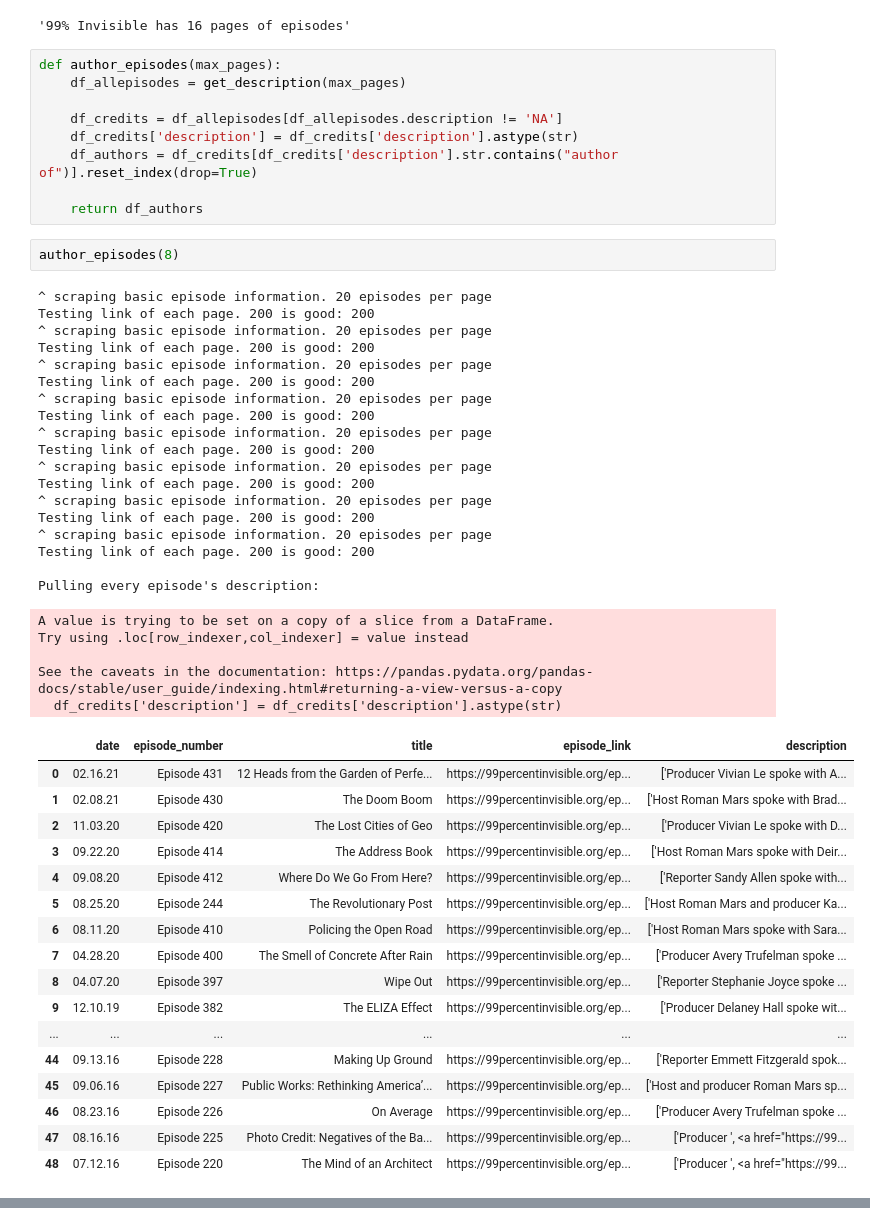
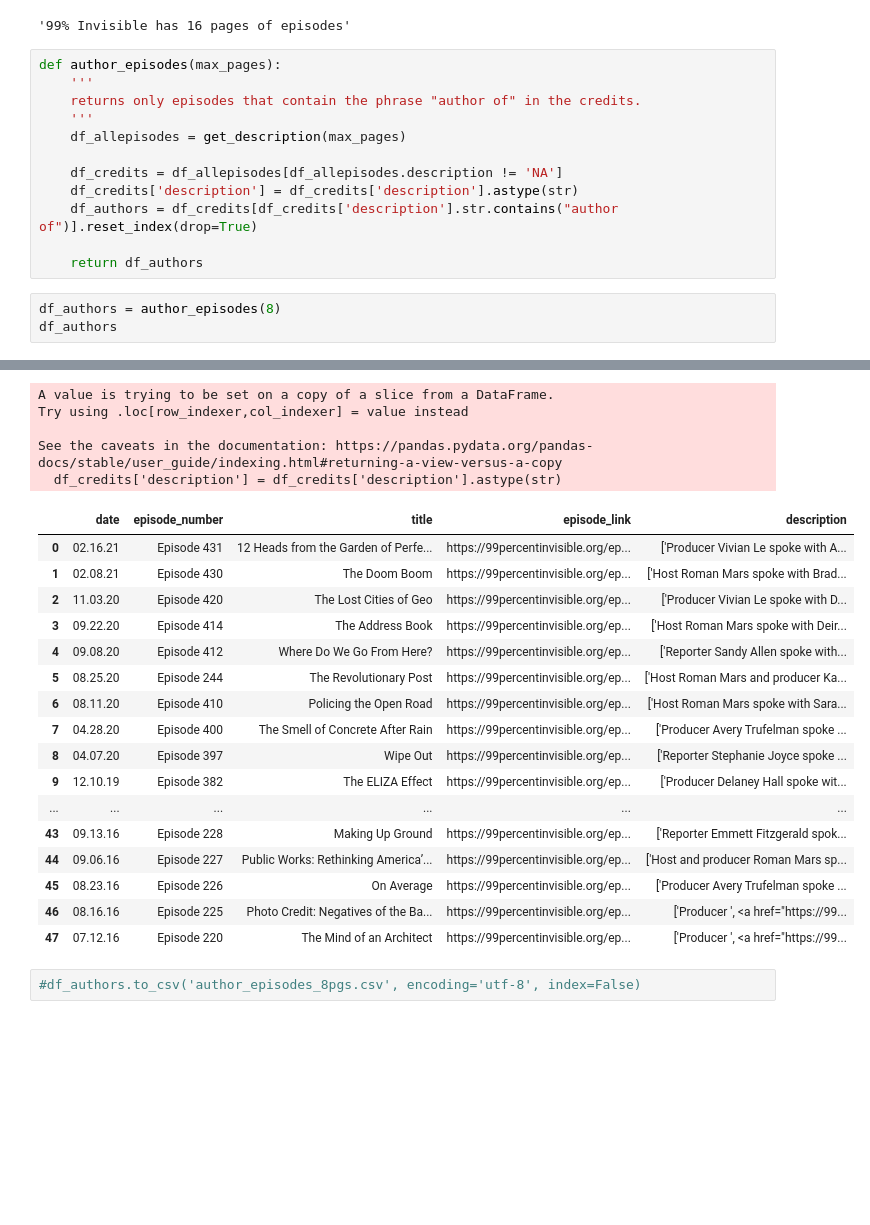
Before and after one commit to LVParkinson/99pi_booklist, a Jupyter notebook: Untitled.ipynb, the cells around one changed output, grey strips where cells are left out. Drawn from its saved outputs; the diff is of its cells as text; blank space fills up the shorter version.

Commit message:
almost alltitles. Guest list but without specific author

```diff
--- a/Untitled.ipynb
+++ b/Untitled.ipynb
@@ -153,6 +131,9 @@ total_episode_pages(url)
 '99% Invisible has 16 pages of episodes'
 # %%
 def author_episodes(max_pages):
+    '''
+    returns only episodes that contain the phrase "author of" in the credits.
+    '''
     df_allepisodes = get_description(max_pages)
 
     df_credits = df_allepisodes[df_allepisodes.description != 'NA']
@@ -160,46 +141,7 @@ def author_episodes(max_pages):
     df_authors = df_credits[df_credits['description'].str.contains("author of")].reset_index(drop=True)
 
     return df_authors
-# %%
-author_episodes(8)
-# %% [output]
-^ scraping basic episode information. 20 episodes per page
-Testing link of each page. 200 is good: 200
-^ scraping basic episode information. 20 episodes per page
-Testing link of each page. 200 is good: 200
-^ scraping basic episode information. 20 episodes per page
-Testing link of each page. 200 is good: 200
-^ scraping basic episode information. 20 episodes per page
-Testing link of each page. 200 is good: 200
-^ scraping basic episode information. 20 episodes per page
-Testing link of each page. 200 is good: 200
-^ scraping basic episode information. 20 episodes per page
-Testing link of each page. 200 is good: 200
-^ scraping basic episode information. 20 episodes per page
-Testing link of each page. 200 is good: 200
-^ scraping basic episode information. 20 episodes per page
-Testing link of each page. 200 is good: 200
-
-Pulling every episode's description:
-A value is trying to be set on a copy of a slice from a DataFrame.
-Try using .loc[row_indexer,col_indexer] = value instead
-
-See the caveats in the documentation: https://pandas.pydata.org/pandas-docs/stable/user_guide/indexing.html#returning-a-view-versus-a-copy
-  df_credits['description'] = df_credits['description'].astype(str)
-|  | date | episode_number | title | episode_link | description |
-| 0 | 02.16.21 | Episode 431 | 12 Heads from the Garden of Perfe... | https://99percentinvisible.org/ep... | ['Producer Vivian Le spoke with A... |
-| 1 | 02.08.21 | Episode 430 | The Doom Boom | https://99percentinvisible.org/ep... | ['Host Roman Mars spoke with Brad... |
-| 2 | 11.03.20 | Episode 420 | The Lost Cities of Geo | https://99percentinvisible.org/ep... | ['Producer Vivian Le spoke with D... |
-| 3 | 09.22.20 | Episode 414 | The Address Book | https://99percentinvisible.org/ep... | ['Host Roman Mars spoke with Deir... |
-| 4 | 09.08.20 | Episode 412 | Where Do We Go From Here? | https://99percentinvisible.org/ep... | ['Reporter Sandy Allen spoke with... |
-| 5 | 08.25.20 | Episode 244 | The Revolutionary Post | https://99percentinvisible.org/ep... | ['Host Roman Mars and producer Ka... |
-| 6 | 08.11.20 | Episode 410 | Policing the Open Road | https://99percentinvisible.org/ep... | ['Host Roman Mars spoke with Sara... |
-| 7 | 04.28.20 | Episode 400 | The Smell of Concrete After Rain | https://99percentinvisible.org/ep... | ['Producer Avery Trufelman spoke ... |
-| 8 | 04.07.20 | Episode 397 | Wipe Out | https://99percentinvisible.org/ep... | ['Reporter Stephanie Joyce spoke ... |
-| 9 | 12.10.19 | Episode 382 | The ELIZA Effect | https://99percentinvisible.org/ep... | ['Producer Delaney Hall spoke wit... |
-| ... | ... | ... | ... | ... | ... |
-| 44 | 09.13.16 | Episode 228 | Making Up Ground | https://99percentinvisible.org/ep... | ['Reporter Emmett Fitzgerald spok... |
-| 45 | 09.06.16 | Episode 227 | Public Works: Rethinking America’... | https://99percentinvisible.org/ep... | ['Host and producer Roman Mars sp... |
-| 46 | 08.23.16 | Episode 226 | On Average | https://99percentinvisible.org/ep... | ['Producer Avery Trufelman spoke ... |
-| 47 | 08.16.16 | Episode 225 | Photo Credit: Negatives of the Ba... | https://99percentinvisible.org/ep... | ['Producer ', <a href="https://99... |
-| 48 | 07.12.16 | Episode 220 | The Mind of an Architect | https://99percentinvisible.org/ep... | ['Producer ', <a href="https://99... |
+# %%
+df_authors = author_episodes(8)
+df_authors
+# %% [output]
@@ -205,0 +166,24 @@ See the caveats in the documentation: https://pandas.pydata.org/pandas-docs/stab
+A value is trying to be set on a copy of a slice from a DataFrame.
+Try using .loc[row_indexer,col_indexer] = value instead
+
+See the caveats in the documentation: https://pandas.pydata.org/pandas-docs/stable/user_guide/indexing.html#returning-a-view-versus-a-copy
+  df_credits['description'] = df_credits['description'].astype(str)
+|  | date | episode_number | title | episode_link | description |
+| 0 | 02.16.21 | Episode 431 | 12 Heads from the Garden of Perfe... | https://99percentinvisible.org/ep... | ['Producer Vivian Le spoke with A... |
+| 1 | 02.08.21 | Episode 430 | The Doom Boom | https://99percentinvisible.org/ep... | ['Host Roman Mars spoke with Brad... |
+| 2 | 11.03.20 | Episode 420 | The Lost Cities of Geo | https://99percentinvisible.org/ep... | ['Producer Vivian Le spoke with D... |
+| 3 | 09.22.20 | Episode 414 | The Address Book | https://99percentinvisible.org/ep... | ['Host Roman Mars spoke with Deir... |
+| 4 | 09.08.20 | Episode 412 | Where Do We Go From Here? | https://99percentinvisible.org/ep... | ['Reporter Sandy Allen spoke with... |
+| 5 | 08.25.20 | Episode 244 | The Revolutionary Post | https://99percentinvisible.org/ep... | ['Host Roman Mars and producer Ka... |
+| 6 | 08.11.20 | Episode 410 | Policing the Open Road | https://99percentinvisible.org/ep... | ['Host Roman Mars spoke with Sara... |
+| 7 | 04.28.20 | Episode 400 | The Smell of Concrete After Rain | https://99percentinvisible.org/ep... | ['Producer Avery Trufelman spoke ... |
+| 8 | 04.07.20 | Episode 397 | Wipe Out | https://99percentinvisible.org/ep... | ['Reporter Stephanie Joyce spoke ... |
+| 9 | 12.10.19 | Episode 382 | The ELIZA Effect | https://99percentinvisible.org/ep... | ['Producer Delaney Hall spoke wit... |
+| ... | ... | ... | ... | ... | ... |
+| 43 | 09.13.16 | Episode 228 | Making Up Ground | https://99percentinvisible.org/ep... | ['Reporter Emmett Fitzgerald spok... |
+| 44 | 09.06.16 | Episode 227 | Public Works: Rethinking America’... | https://99percentinvisible.org/ep... | ['Host and producer Roman Mars sp... |
+| 45 | 08.23.16 | Episode 226 | On Average | https://99percentinvisible.org/ep... | ['Producer Avery Trufelman spoke ... |
+| 46 | 08.16.16 | Episode 225 | Photo Credit: Negatives of the Ba... | https://99percentinvisible.org/ep... | ['Producer ', <a href="https://99... |
+| 47 | 07.12.16 | Episode 220 | The Mind of an Architect | https://99percentinvisible.org/ep... | ['Producer ', <a href="https://99... |
+# %%
+#df_authors.to_csv('author_episodes_8pgs.csv', encoding='utf-8', index=False)
```
Also changed, not shown: parts of 2 cells of this notebook, 4 other files.
